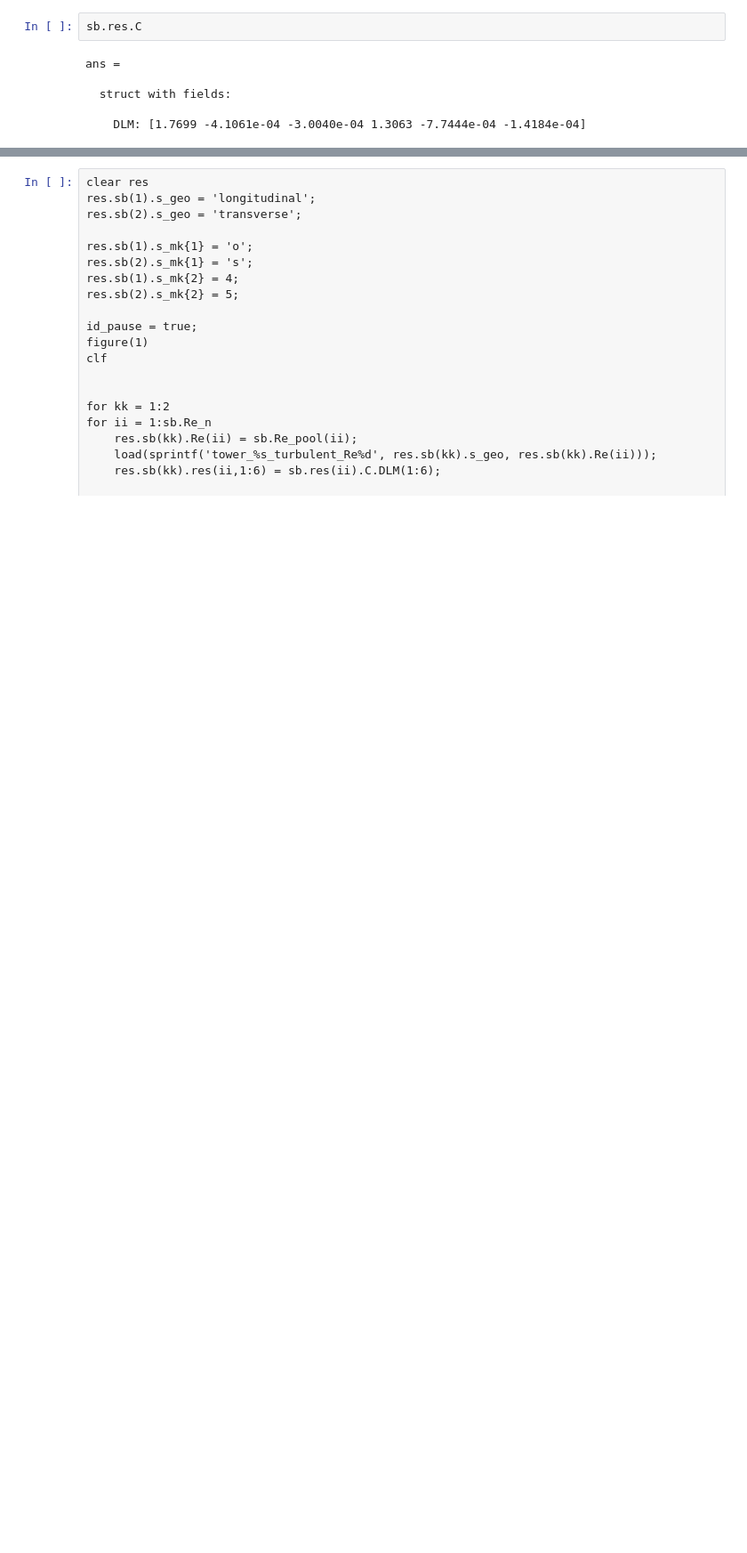
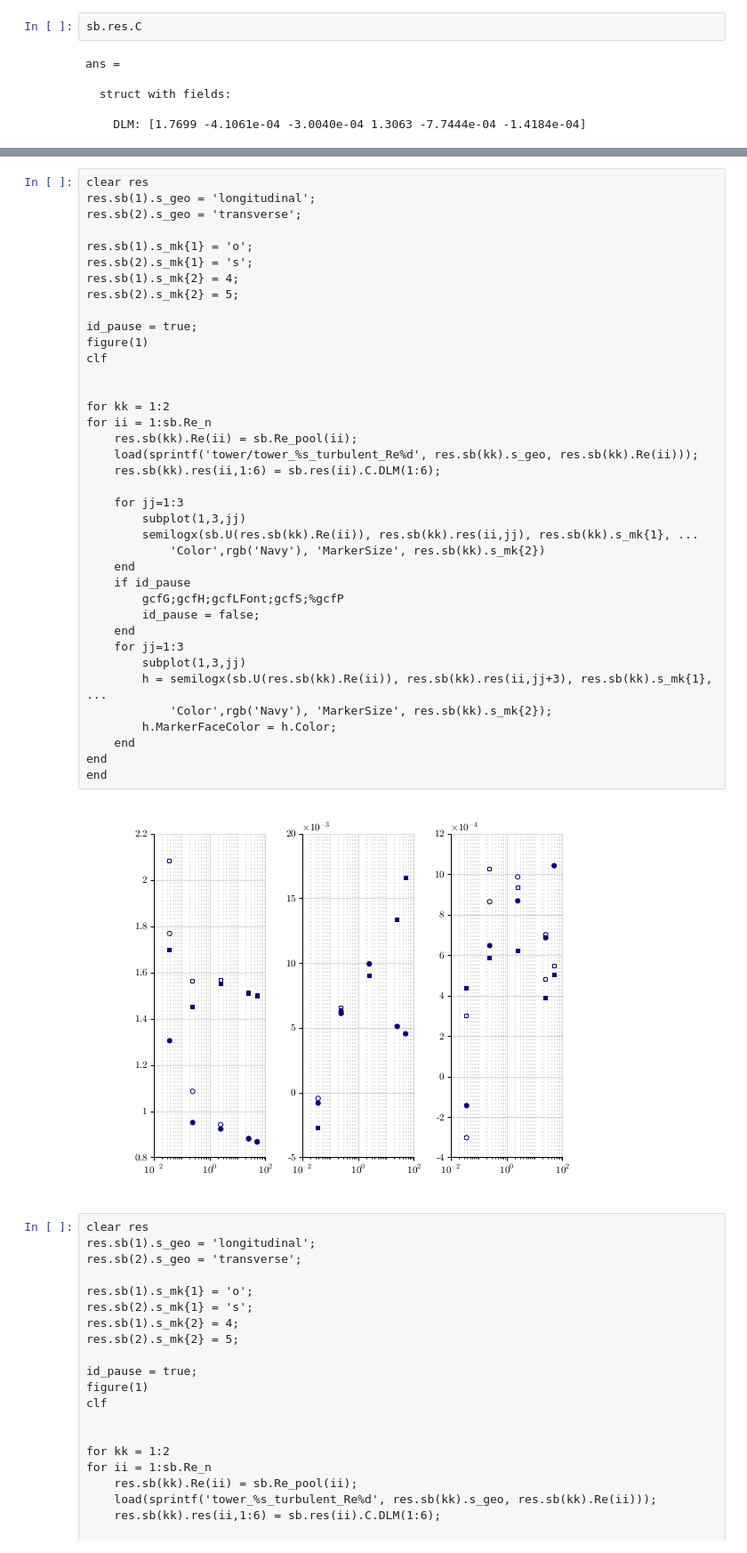
Before and after one commit to seoha0kim/openfoam_seo, a Jupyter notebook: wtt/jbk/cfd_200915.ipynb, the cells around one changed output, grey strips where cells are left out. Shown at 89% size. Drawn from its saved outputs; the diff is of its cells as text; blank space fills up the shorter version.

```diff
--- a/wtt/jbk/cfd_200915.ipynb
+++ b/wtt/jbk/cfd_200915.ipynb
@@ -112,6 +112,46 @@ end
 end
 # %% [output]
 [figure]
+# %%
+clear res
+res.sb(1).s_geo = 'longitudinal';
+res.sb(2).s_geo = 'transverse';
+
+res.sb(1).s_mk{1} = 'o';
+res.sb(2).s_mk{1} = 's';
+res.sb(1).s_mk{2} = 4;
+res.sb(2).s_mk{2} = 5;
+
+id_pause = true;
+figure(1)
+clf
+
+
+for kk = 1:2
+for ii = 1:sb.Re_n
+    res.sb(kk).Re(ii) = sb.Re_pool(ii);
+    load(sprintf('tower/tower_%s_turbulent_Re%d', res.sb(kk).s_geo, res.sb(kk).Re(ii)));
+    res.sb(kk).res(ii,1:6) = sb.res(ii).C.DLM(1:6);
+
+    for jj=1:3
+        subplot(1,3,jj)
+        semilogx(sb.U(res.sb(kk).Re(ii)), res.sb(kk).res(ii,jj), res.sb(kk).s_mk{1}, ...
+            'Color',rgb('Navy'), 'MarkerSize', res.sb(kk).s_mk{2})
+    end
+    if id_pause
+        gcfG;gcfH;gcfLFont;gcfS;%gcfP
+        id_pause = false;
+    end
+    for jj=1:3
+        subplot(1,3,jj)
+        h = semilogx(sb.U(res.sb(kk).Re(ii)), res.sb(kk).res(ii,jj+3), res.sb(kk).s_mk{1}, ...
+            'Color',rgb('Navy'), 'MarkerSize', res.sb(kk).s_mk{2});
+        h.MarkerFaceColor = h.Color;
+    end
+end
+end
+# %% [output]
+[figure, added]
 # %%
 clear res
 res.sb(1).s_geo = 'longitudinal';
```
Also changed, not shown: parts of 2 cells of this notebook, 2 other files.
